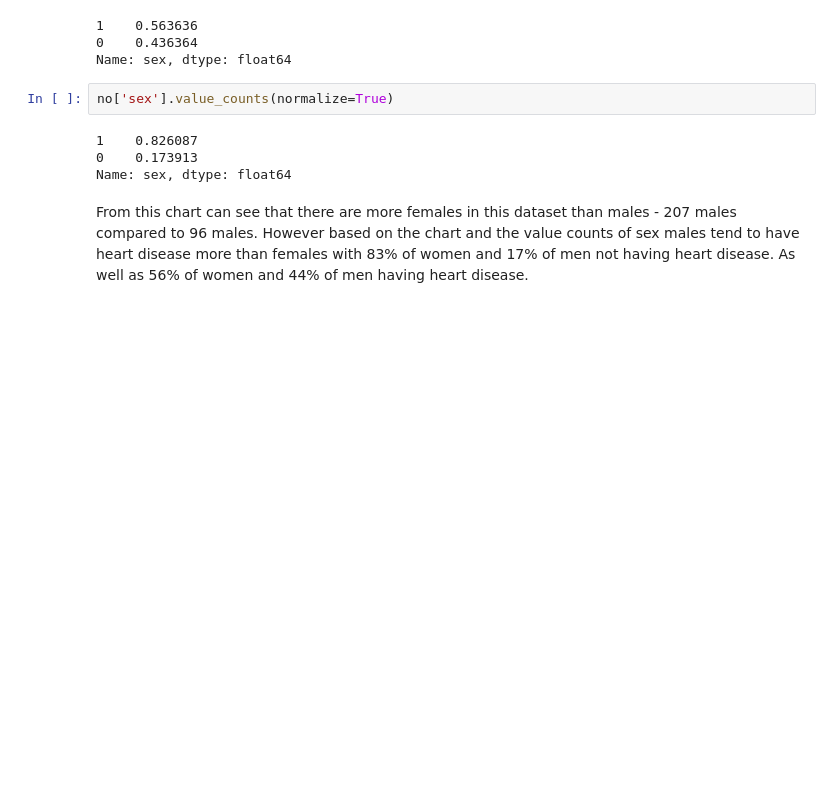
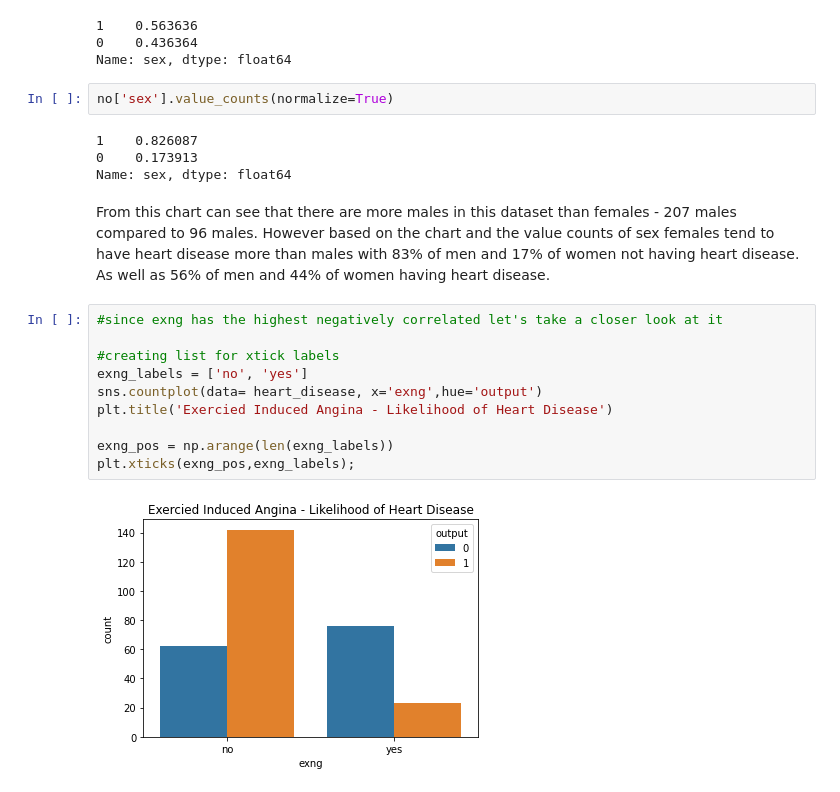
Before and after one commit to tvrjuana/heart-disease, a Jupyter notebook: heart_disease_modeling.ipynb, the cells around one changed output. Cells and saved outputs as stored; diff of their text form; blank space fills up the shorter version.

```diff
--- a/heart_disease_modeling.ipynb
+++ b/heart_disease_modeling.ipynb
@@ -249,4 +269,16 @@ no['sex'].value_counts(normalize=True)
 0    0.173913
 Name: sex, dtype: float64
 # %% [markdown]
-From this chart can see that there are more females in this dataset than males - 207 males compared to 96 males. However based on the chart and the value counts of sex males tend to have heart disease more than females with 83% of women and 17% of men not having heart disease. As well as 56% of women and 44% of men having heart disease.
+From this chart can see that there are more males in this dataset than females - 207 males compared to 96 males. However based on the chart and the value counts of sex females tend to have heart disease more than males with 83% of men and 17% of women not having heart disease. As well as 56% of men and 44% of women having heart disease.
+# %%
+#since exng has the highest negatively correlated let's take a closer look at it
+
+#creating list for xtick labels
+exng_labels = ['no', 'yes']
+sns.countplot(data= heart_disease, x='exng',hue='output')
+plt.title('Exercied Induced Angina - Likelihood of Heart Disease')
+
+exng_pos = np.arange(len(exng_labels))
+plt.xticks(exng_pos,exng_labels);
+# %% [output]
+[figure, added]
```
Also changed, not shown: parts of 14 cells of this notebook, 1 other file.
